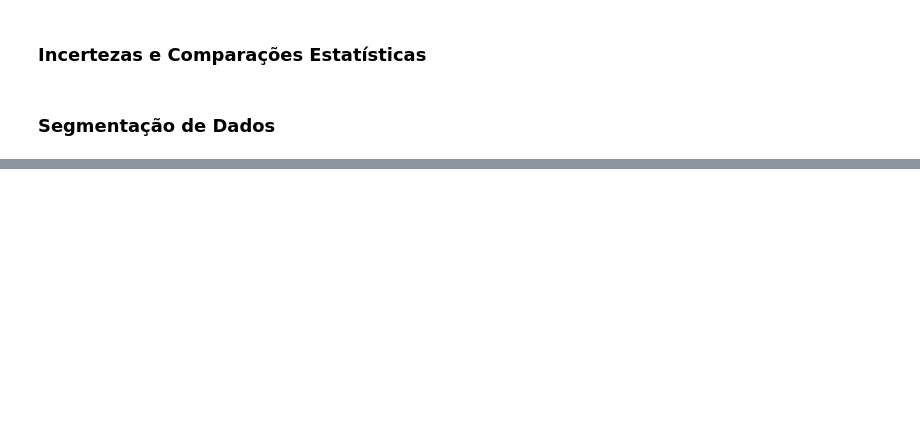
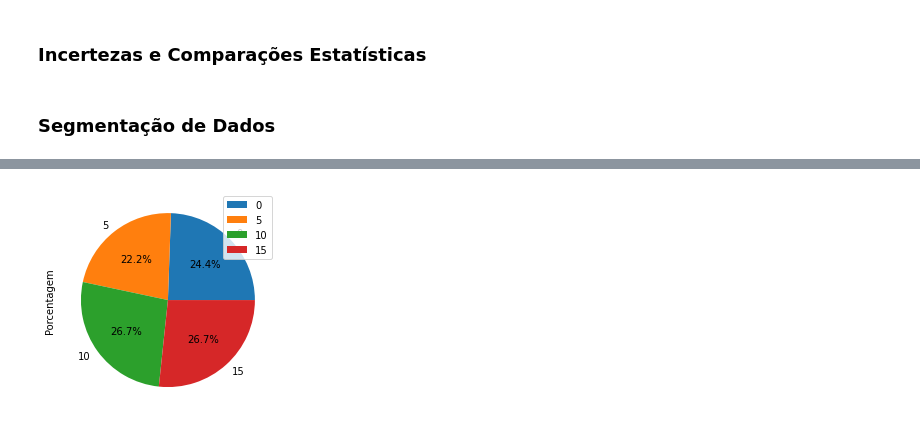
Before and after one commit to Cizika/Projeto-Sementes, a Jupyter notebook: AnáliseSementes.ipynb, the cells around one changed output, grey strips where cells are left out. Saved outputs shown, nothing was run; the diff lists cells and outputs as text; code cells hidden in the pictures; blank space fills up the shorter version.

```diff
--- a/AnáliseSementes.ipynb
+++ b/AnáliseSementes.ipynb
@@ -52,0 +128,9 @@ df
+# %%
+total = 0
+fdias = pd.DataFrame(columns = ['Porcentagem'])
+for index, row in dfs.iterrows():
+  if(index!='Total'):
+    fdias.loc[index] = [100*row.sum()]
+    total = total + row.sum()
+fdias = fdias/total
+fdias.head(4)
@@ -52,0 +143,4 @@ df
+# %%
+fdias.plot.pie(autopct="%.1f%%",subplots = True);
+# %% [output]
+[figure, added]
```
Also changed, not shown: parts of 14 cells of this notebook.
